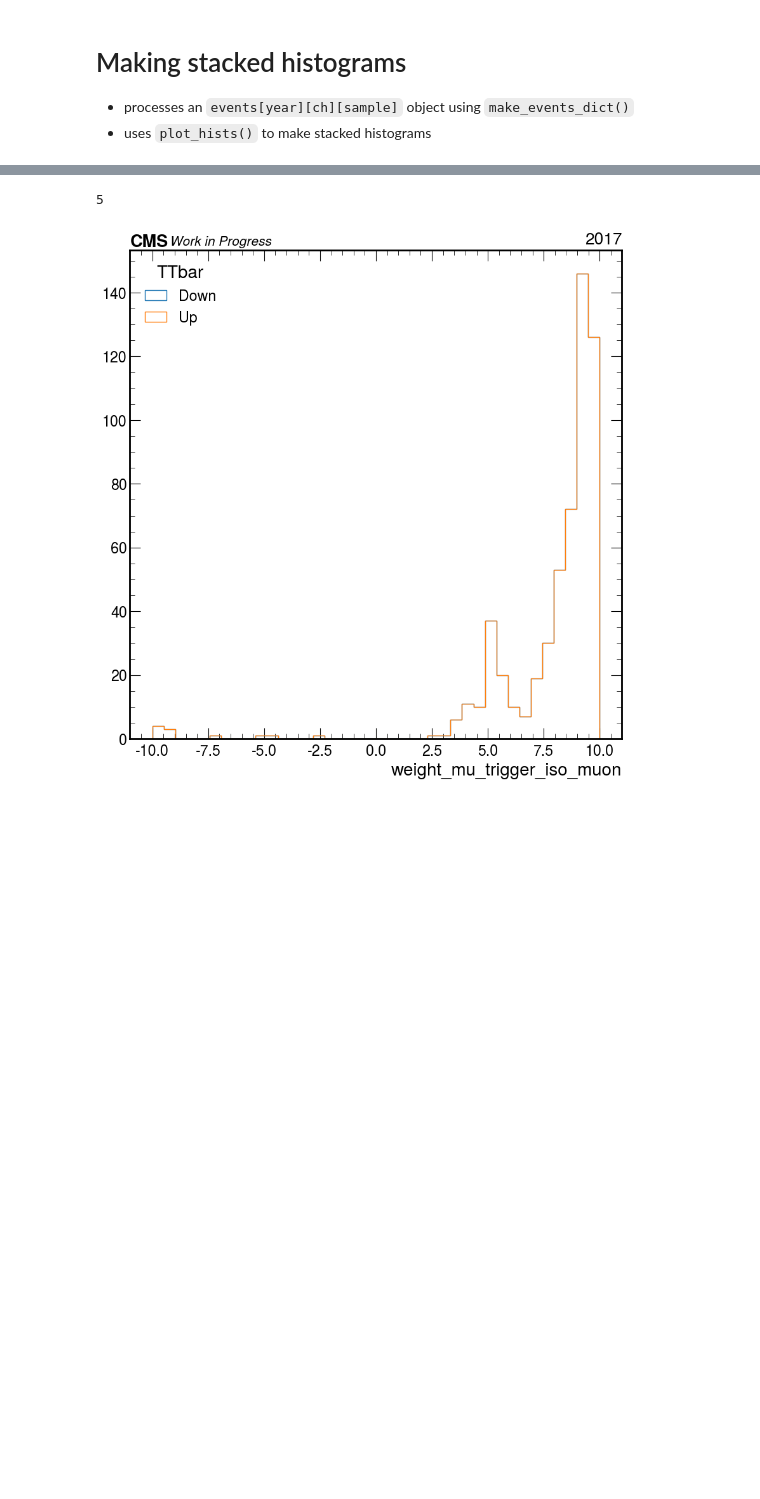
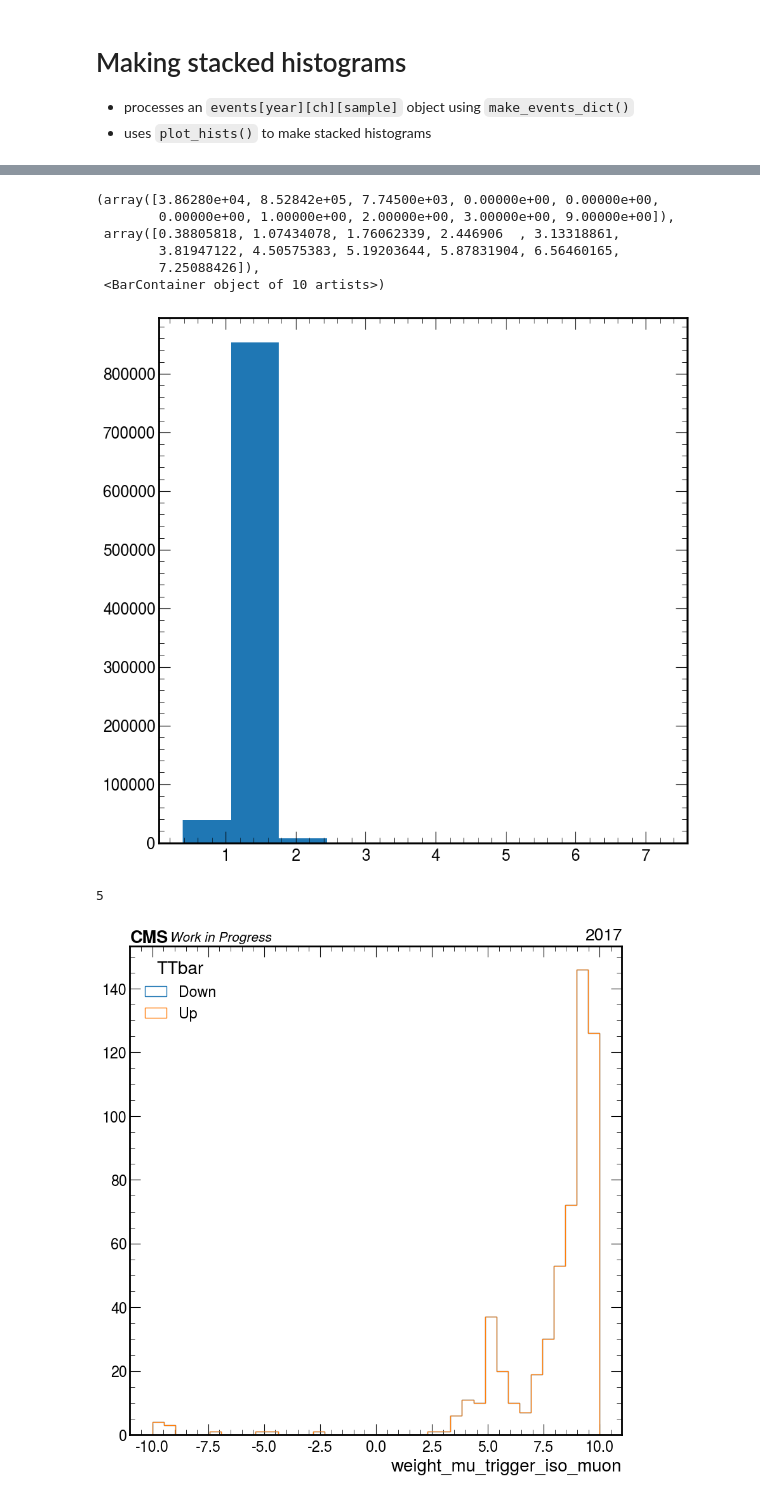
Before and after one commit to quinnanm/boostedhiggs, a Jupyter notebook: binder/weights_hists.ipynb, the cells around one changed output, grey strips where cells are left out. Drawn from its saved outputs; the diff is of its cells as text; code cells hidden in the pictures; blank space fills up the shorter version.

```diff
--- a/binder/weights_hists.ipynb
+++ b/binder/weights_hists.ipynb
@@ -149,0 +95,32 @@ dict_keys(['WJetsLNu', 'DYJets', 'VBF', 'VH', 'TTbar', 'SingleTop', 'ggF', 'WZQQ
+# %%
+from finetuned_make_stacked_hists import make_events_dict
+channels = ["ele", "mu"]
+samples = [
+#     "ggF",
+#     "VH",
+    "VBF",
+#     "ttH",
+#     "QCD",
+#     "DYJets",
+#     "WJetsLNu",
+#     "WZQQ",
+#     "TTbar",
+#     "SingleTop",
+#     "Diboson",
+#     "Data"
+]
+
+years = ["2017", "2016", "2016APV", "2018"]
+years = ["2017", "2018"]
+years = ["2018"]
+
+events_dict = {}
+events_dict["pass"] = {}
+events_dict["fail"] = {}
+for year in years:
+
+    out = make_events_dict([year], channels, samples_dir[year], samples, presel, region="signal_region", keep_weights=True)
+    events_dict["pass"] = {**events_dict["pass"], **out}
+
+#     out = make_events_dict([year], channels, samples_dir[year], samples, presel, region="qcd_region", keep_weights=True)
+#     events_dict["fail"] = {**events_dict["fail"], **out}
@@ -205,3 +298,13 @@ plt.savefig(f"neg_weights/{sample}.pdf")
+# %%
+plt.hist(events_dict[region][year][ch][sample]["weight_ele_W_d3kappa_EWUp"].values)
+# %% [output]
+(array([3.86280e+04, 8.52842e+05, 7.74500e+03, 0.00000e+00, 0.00000e+00,
+        0.00000e+00, 1.00000e+00, 2.00000e+00, 3.00000e+00, 9.00000e+00]),
+ array([0.38805818, 1.07434078, 1.76062339, 2.446906  , 3.13318861,
+        3.81947122, 4.50575383, 5.19203644, 5.87831904, 6.56460165,
+        7.25088426]),
+ <BarContainer object of 10 artists>)
+[figure, added]
 # %%
 (events_dict["2017"]["mu"]["ggF"]["weight_mu_trigger_iso_muonUp"]<0).sum()
 # %% [output]
```
Also changed, not shown: parts of 16 cells of this notebook, 35 other files.
